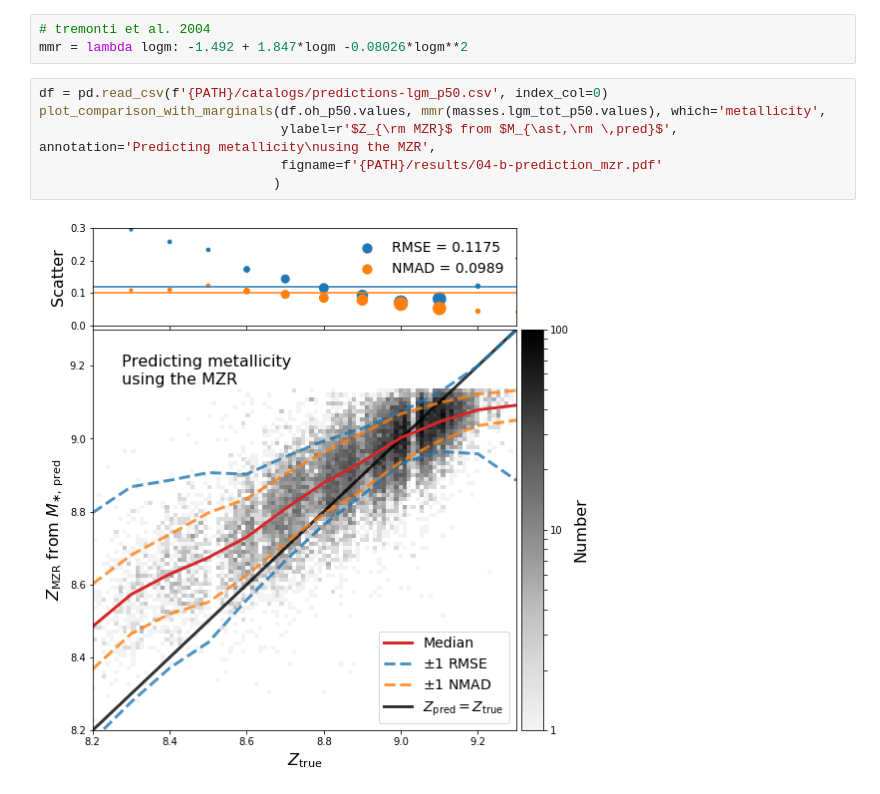
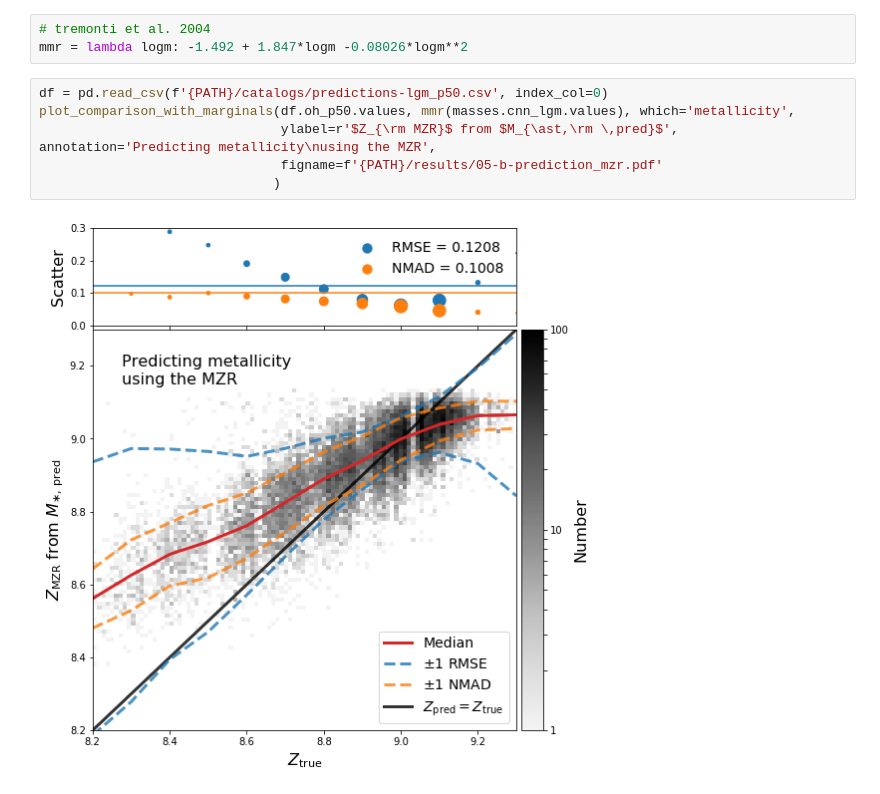
Before and after one commit to jwuphysics/galaxy-cnns, a Jupyter notebook: notebook/paper/05-mass_metallicty_relation.ipynb, the cells around one changed output. Saved outputs shown, nothing was run; the diff lists cells and outputs as text.

Commit message:
small plot updates

```diff
--- a/notebook/paper/04-mass_metallicty_relation.ipynb
+++ b/notebook/paper/05-mass_metallicty_relation.ipynb
@@ -144,9 +144,9 @@ plot_comparison_with_marginals(masses.lgm_tot_p50.values, masses.cnn_lgm.values,
 mmr = lambda logm: -1.492 + 1.847*logm -0.08026*logm**2
 # %%
 df = pd.read_csv(f'{PATH}/catalogs/predictions-lgm_p50.csv', index_col=0)
-plot_comparison_with_marginals(df.oh_p50.values, mmr(masses.lgm_tot_p50.values), which='metallicity',
+plot_comparison_with_marginals(df.oh_p50.values, mmr(masses.cnn_lgm.values), which='metallicity',
                                ylabel=r'$Z_{\rm MZR}$ from $M_{\ast,\rm \,pred}$', annotation='Predicting metallicity\nusing the MZR',
-                               figname=f'{PATH}/results/04-b-prediction_mzr.pdf'
+                               figname=f'{PATH}/results/05-b-prediction_mzr.pdf'
                               )
 # %% [output]
-[figure, old version]
+[figure, new version]
```
Also changed, not shown: parts of 1 cell of this notebook, 7 other files.
